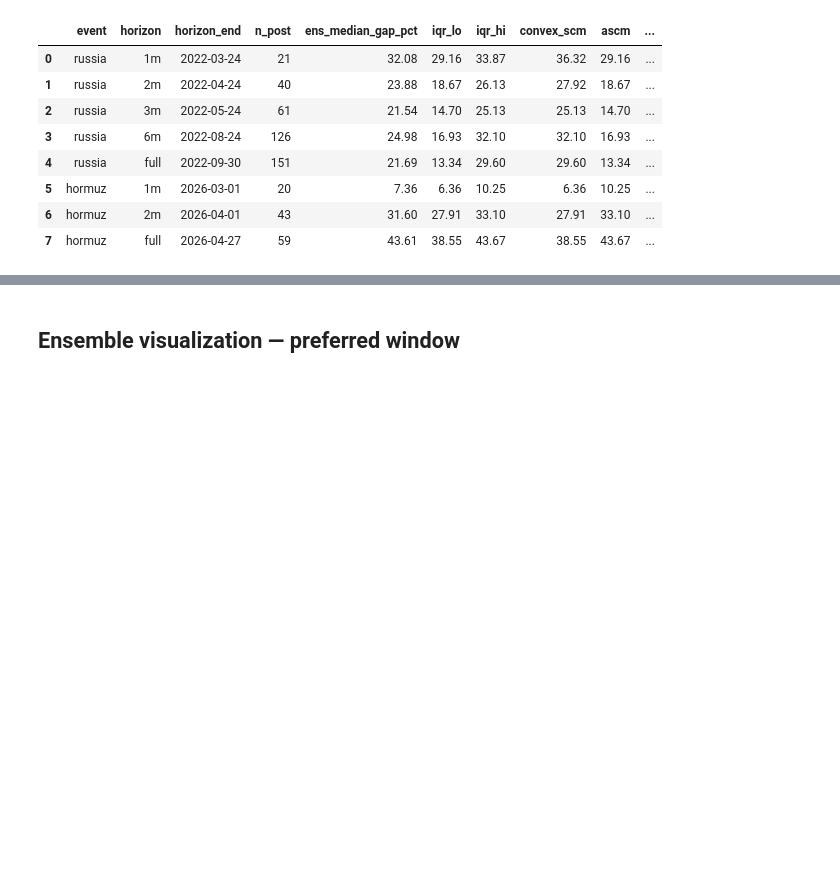
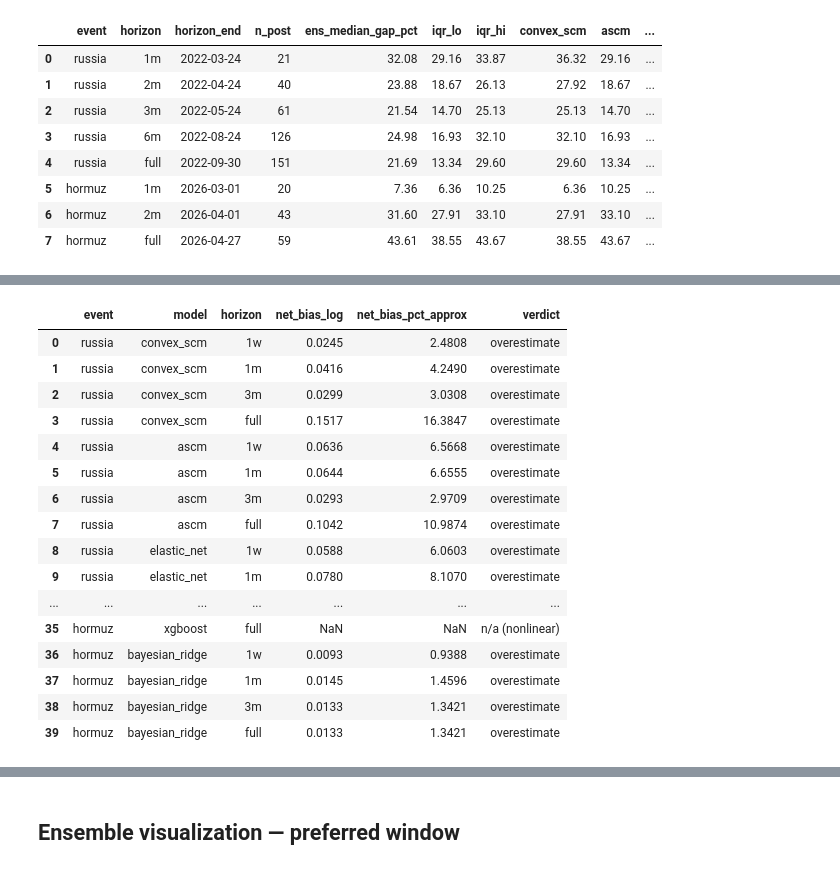
Before and after one commit to ElvisCasco/Brent_Analysis, a Jupyter notebook: notebooks/06_Ensemble_Final.ipynb, the cells around one changed output, grey strips where cells are left out. Saved outputs shown, nothing was run; the diff lists cells and outputs as text; code cells hidden in the pictures; blank space fills up the shorter version.

Commit message:
added analysis about the sign and bound of contamination bias

```diff
--- a/notebooks/06_Ensemble_Final.ipynb
+++ b/notebooks/06_Ensemble_Final.ipynb
@@ -263,0 +275,61 @@ for event in EVENTS:
+# %%
+LINEAR_MODELS = ['convex_scm', 'ascm', 'elastic_net', 'bayesian_ridge']
+HORIZON_LABELS = ['1w', '1m', '3m', 'full']
+
+bias_rows, contrib_rows = [], []
+for event in EVENTS:
+    div = load_validation_table(f'donor_signed_divergence_{event}')
+    if div is None:
+        print(f'{event}: run Battery D in 01_5 first (no donor_signed_divergence table).')
+        continue
+    div = div.set_index('donor')
+
+    for model in MODELS:
+        fit = load_fit(event, 'preferred', model, variant=VARIANT)
+        if fit is None:
+            continue
+        w = fit['weights'].reindex(div.index).fillna(0.0)
+        w_abs_sum = w.abs().sum() or 1.0
+        is_linear = model in LINEAR_MODELS
+
+        for h in HORIZON_LABELS:
+            delta = div[f'delta_{h}']
+            contrib = -(w * delta)                        # per-donor bias contribution
+            B = float(contrib.sum()) if is_linear else np.nan
+            row = {'event': event, 'model': model, 'horizon': h,
+                   'net_bias_log': B,
+                   'net_bias_pct_approx': float(100 * (np.exp(B) - 1)) if is_linear else np.nan,
+                   'verdict': ('underestimate (conservative)' if is_linear and B < 0
+                               else 'overestimate' if is_linear and B > 0
+                               else 'n/a (nonlinear)')}
+            # Which donors push each way (top contributors by |contribution|), full-window only.
+            if h == 'full':
+                top = contrib.reindex(w[w.abs() > 0.01].index).dropna().abs().sort_values(ascending=False)
+                for d in top.head(4).index:
+                    contrib_rows.append({'event': event, 'model': model, 'donor': d,
+                                         'weight': round(float(w[d]), 4),
+                                         'delta_full': round(float(div.loc[d, 'delta_full']), 4),
+                                         'bias_contrib': round(float(contrib[d]), 5),
+                                         'pushes': 'toward underestimate' if contrib[d] < 0 else 'toward overestimate'})
+            bias_rows.append(row)
+
+bias_df = pd.DataFrame(bias_rows)
+contrib_df = pd.DataFrame(contrib_rows)
+save_validation_table(bias_df, 'contamination_bias_decomposition')
+save_validation_table(contrib_df, 'contamination_bias_top_contributors')
+
+print('Net signed ATT bias  B = -sum_j w_j*delta_j   (linear models; negative = conservative):\n')
+for event in EVENTS:
+    sub = bias_df[(bias_df.event == event) & bias_df.net_bias_log.notna()]
+    if sub.empty:
+        continue
+    piv = sub.pivot(index='model', columns='horizon', values='net_bias_pct_approx')[HORIZON_LABELS]
+    print(f'{event} — net bias as approx % of the gap, by model x horizon:')
+    print(piv.round(2).to_string())
+    full = sub[sub.horizon == 'full']
+    n_under = (full.net_bias_log < 0).sum(); n_over = (full.net_bias_log > 0).sum()
+    print(f'  full-window: {n_under}/{len(full)} linear models net-conservative (underestimate), '
+          f'{n_over} net-overestimate\n')
+
+bias_df.round(4)
+# %% [output]
@@ -263,0 +355,17 @@ for event in EVENTS:
+|  | event | model | horizon | net_bias_log | net_bias_pct_approx | verdict |
+| 0 | russia | convex_scm | 1w | 0.0245 | 2.4808 | overestimate |
+| 1 | russia | convex_scm | 1m | 0.0416 | 4.2490 | overestimate |
+| 2 | russia | convex_scm | 3m | 0.0299 | 3.0308 | overestimate |
+| 3 | russia | convex_scm | full | 0.1517 | 16.3847 | overestimate |
+| 4 | russia | ascm | 1w | 0.0636 | 6.5668 | overestimate |
+| 5 | russia | ascm | 1m | 0.0644 | 6.6555 | overestimate |
+| 6 | russia | ascm | 3m | 0.0293 | 2.9709 | overestimate |
+| 7 | russia | ascm | full | 0.1042 | 10.9874 | overestimate |
+| 8 | russia | elastic_net | 1w | 0.0588 | 6.0603 | overestimate |
+| 9 | russia | elastic_net | 1m | 0.0780 | 8.1070 | overestimate |
+| ... | ... | ... | ... | ... | ... | ... |
+| 35 | hormuz | xgboost | full | NaN | NaN | n/a (nonlinear) |
+| 36 | hormuz | bayesian_ridge | 1w | 0.0093 | 0.9388 | overestimate |
+| 37 | hormuz | bayesian_ridge | 1m | 0.0145 | 1.4596 | overestimate |
+| 38 | hormuz | bayesian_ridge | 3m | 0.0133 | 1.3421 | overestimate |
+| 39 | hormuz | bayesian_ridge | full | 0.0133 | 1.3421 | overestimate |
```
Also changed, not shown: parts of 3 cells of this notebook, 14 other files.
